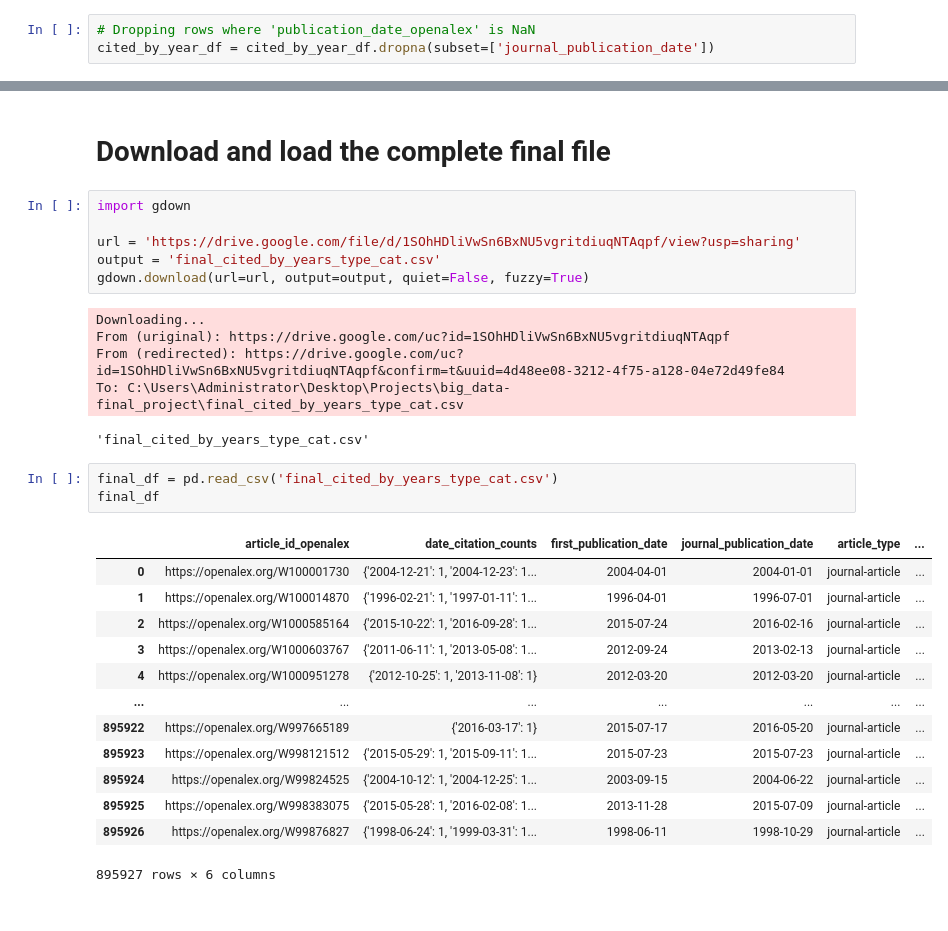
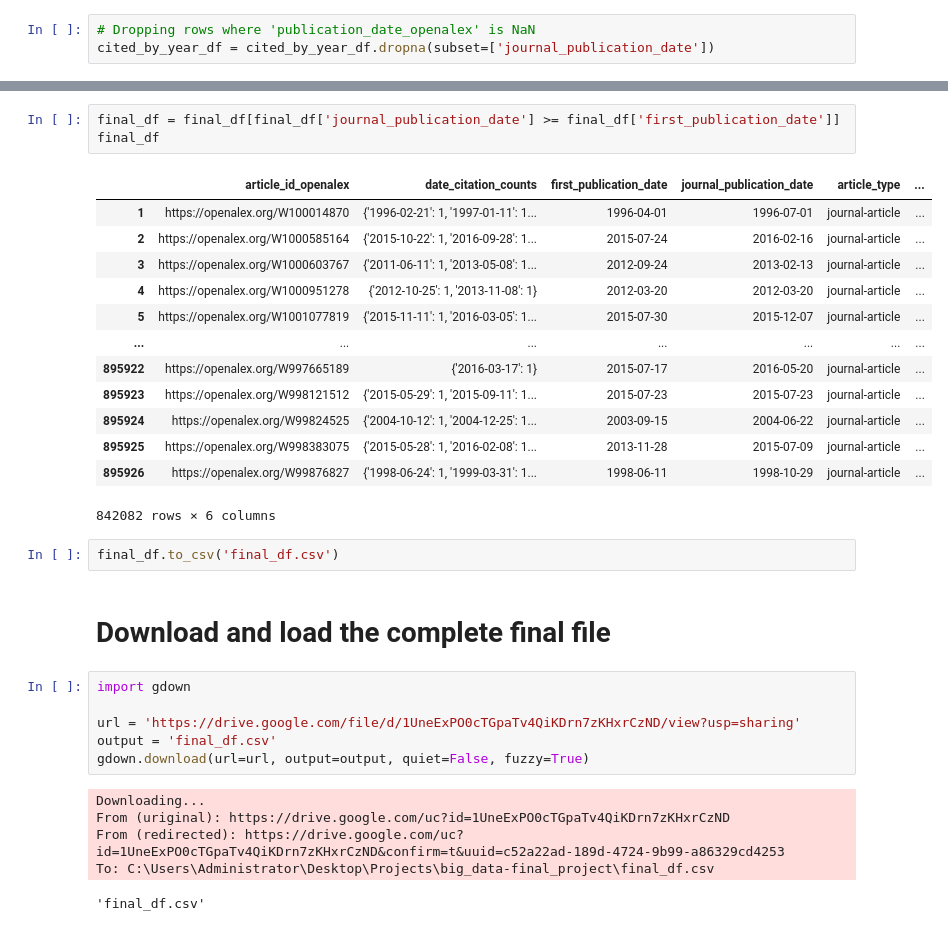
Before and after one commit to dudi709/big-data-journal-citations, a Jupyter notebook: data_proccessing-big_data.ipynb, the cells around one changed output, grey strips where cells are left out. Cells and saved outputs as stored; diff of their text form.

```diff
--- a/data_proccessing-big_data.ipynb
+++ b/data_proccessing-big_data.ipynb
@@ -447,31 +482,33 @@ cited_by_year_df = cited_by_year_df.dropna(subset=['journal_publication_date'])
+# %%
+final_df = final_df[final_df['journal_publication_date'] >= final_df['first_publication_date']]
+final_df
+# %% [output]
+|  | article_id_openalex | date_citation_counts | first_publication_date | journal_publication_date | article_type | ... |
+| 1 | https://openalex.org/W100014870 | {'1996-02-21': 1, '1997-01-11': 1... | 1996-04-01 | 1996-07-01 | journal-article | ... |
+| 2 | https://openalex.org/W1000585164 | {'2015-10-22': 1, '2016-09-28': 1... | 2015-07-24 | 2016-02-16 | journal-article | ... |
+| 3 | https://openalex.org/W1000603767 | {'2011-06-11': 1, '2013-05-08': 1... | 2012-09-24 | 2013-02-13 | journal-article | ... |
+| 4 | https://openalex.org/W1000951278 | {'2012-10-25': 1, '2013-11-08': 1} | 2012-03-20 | 2012-03-20 | journal-article | ... |
+| 5 | https://openalex.org/W1001077819 | {'2015-11-11': 1, '2016-03-05': 1... | 2015-07-30 | 2015-12-07 | journal-article | ... |
+| ... | ... | ... | ... | ... | ... | ... |
+| 895922 | https://openalex.org/W997665189 | {'2016-03-17': 1} | 2015-07-17 | 2016-05-20 | journal-article | ... |
+| 895923 | https://openalex.org/W998121512 | {'2015-05-29': 1, '2015-09-11': 1... | 2015-07-23 | 2015-07-23 | journal-article | ... |
+| 895924 | https://openalex.org/W99824525 | {'2004-10-12': 1, '2004-12-25': 1... | 2003-09-15 | 2004-06-22 | journal-article | ... |
+| 895925 | https://openalex.org/W998383075 | {'2015-05-28': 1, '2016-02-08': 1... | 2013-11-28 | 2015-07-09 | journal-article | ... |
+| 895926 | https://openalex.org/W99876827 | {'1998-06-24': 1, '1999-03-31': 1... | 1998-06-11 | 1998-10-29 | journal-article | ... |
+842082 rows × 6 columns
+# %%
+final_df.to_csv('final_df.csv')
 # %% [markdown]
 # Download and load the complete final file
 # %%
 import gdown
 
-url = 'https://drive.google.com/file/d/1SOhHDliVwSn6BxNU5vgritdiuqNTAqpf/view?usp=sharing'
-output = 'final_cited_by_years_type_cat.csv'
+url = 'https://drive.google.com/file/d/1UneExPO0cTGpaTv4QiKDrn7zKHxrCzND/view?usp=sharing'
+output = 'final_df.csv'
 gdown.download(url=url, output=output, quiet=False, fuzzy=True)
 # %% [output]
 Downloading...
-From (uriginal): https://drive.google.com/uc?id=1SOhHDliVwSn6BxNU5vgritdiuqNTAqpf
-From (redirected): https://drive.google.com/uc?id=1SOhHDliVwSn6BxNU5vgritdiuqNTAqpf&confirm=t&uuid=4d48ee08-3212-4f75-a128-04e72d49fe84
-To: C:\Users\Administrator\Desktop\Projects\big_data-final_project\final_cited_by_years_type_cat.csv
+From (uriginal): https://drive.google.com/uc?id=1UneExPO0cTGpaTv4QiKDrn7zKHxrCzND
+From (redirected): https://drive.google.com/uc?id=1UneExPO0cTGpaTv4QiKDrn7zKHxrCzND&confirm=t&uuid=c52a22ad-189d-4724-9b99-a86329cd4253
+To: C:\Users\Administrator\Desktop\Projects\big_data-final_project\final_df.csv
-'final_cited_by_years_type_cat.csv'
+'final_df.csv'
-# %%
-final_df = pd.read_csv('final_cited_by_years_type_cat.csv')
-final_df
-# %% [output]
-|  | article_id_openalex | date_citation_counts | first_publication_date | journal_publication_date | article_type | ... |
-| 0 | https://openalex.org/W100001730 | {'2004-12-21': 1, '2004-12-23': 1... | 2004-04-01 | 2004-01-01 | journal-article | ... |
-| 1 | https://openalex.org/W100014870 | {'1996-02-21': 1, '1997-01-11': 1... | 1996-04-01 | 1996-07-01 | journal-article | ... |
-| 2 | https://openalex.org/W1000585164 | {'2015-10-22': 1, '2016-09-28': 1... | 2015-07-24 | 2016-02-16 | journal-article | ... |
-| 3 | https://openalex.org/W1000603767 | {'2011-06-11': 1, '2013-05-08': 1... | 2012-09-24 | 2013-02-13 | journal-article | ... |
-| 4 | https://openalex.org/W1000951278 | {'2012-10-25': 1, '2013-11-08': 1} | 2012-03-20 | 2012-03-20 | journal-article | ... |
-| ... | ... | ... | ... | ... | ... | ... |
-| 895922 | https://openalex.org/W997665189 | {'2016-03-17': 1} | 2015-07-17 | 2016-05-20 | journal-article | ... |
-| 895923 | https://openalex.org/W998121512 | {'2015-05-29': 1, '2015-09-11': 1... | 2015-07-23 | 2015-07-23 | journal-article | ... |
-| 895924 | https://openalex.org/W99824525 | {'2004-10-12': 1, '2004-12-25': 1... | 2003-09-15 | 2004-06-22 | journal-article | ... |
-| 895925 | https://openalex.org/W998383075 | {'2015-05-28': 1, '2016-02-08': 1... | 2013-11-28 | 2015-07-09 | journal-article | ... |
-| 895926 | https://openalex.org/W99876827 | {'1998-06-24': 1, '1999-03-31': 1... | 1998-06-11 | 1998-10-29 | journal-article | ... |
-895927 rows × 6 columns
```
Also changed, not shown: parts of 4 cells of this notebook.
